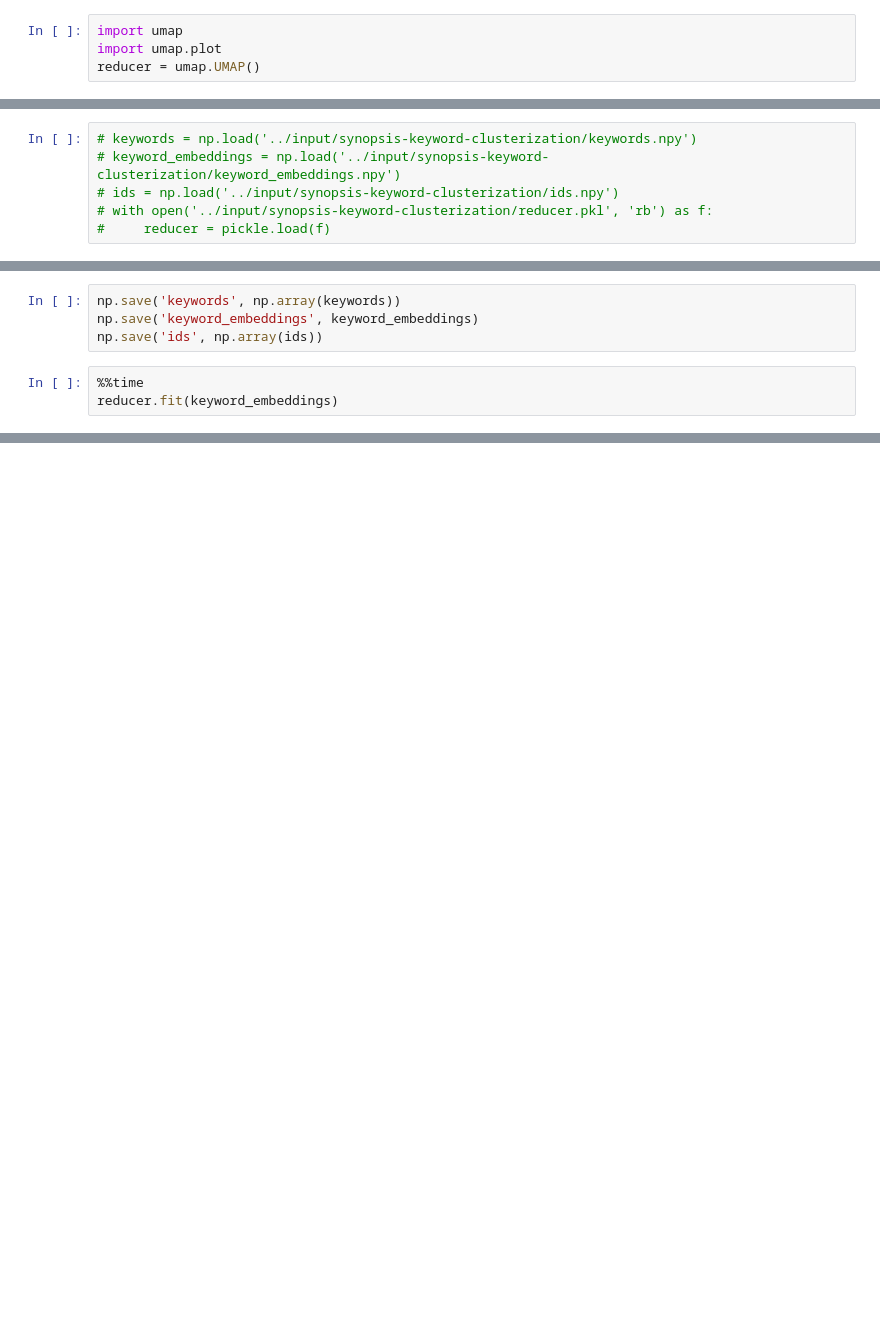
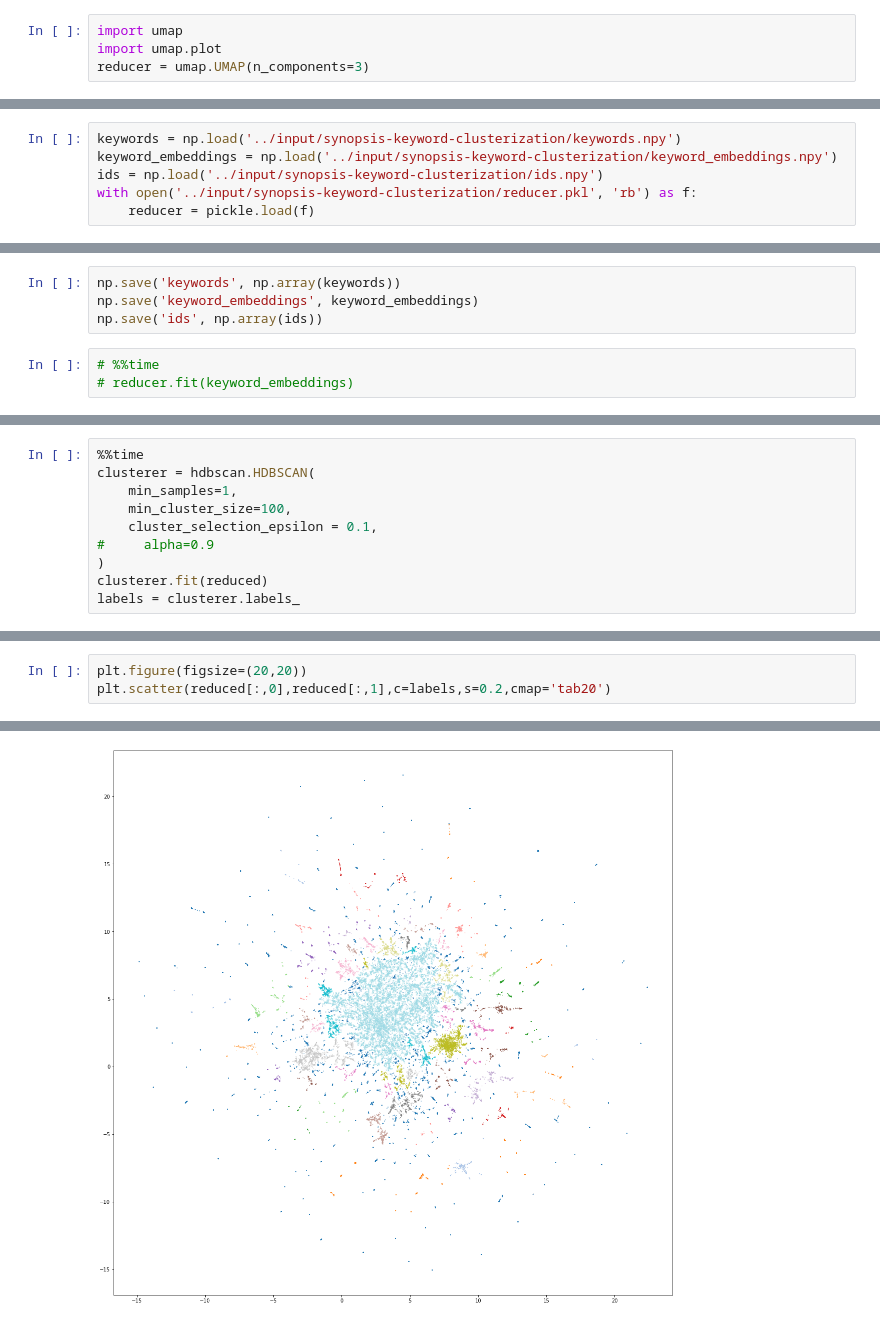
Before and after one commit to Victor-A-Orlov/Synopsis-Keyword-Extraction, a Jupyter notebook: synopsis-keyword-clusterization.ipynb, the cells around one changed output, grey strips where cells are left out. Saved outputs shown, nothing was run; the diff lists cells and outputs as text; blank space fills up the shorter version.

Commit message:
Kaggle Notebook | Synopsis keyword clusterization | Version 5

```diff
--- a/synopsis-keyword-clusterization.ipynb
+++ b/synopsis-keyword-clusterization.ipynb
@@ -149,7 +139,7 @@ keywords
 # %%
 import umap
 import umap.plot
-reducer = umap.UMAP()
+reducer = umap.UMAP(n_components=3)
 # %% [output]
 huggingface/tokenizers: The current process just got forked, after parallelism has already been used. Disabling parallelism to avoid deadlocks...
 To disable this warning, you can either:
@@ -173,7 +163,7 @@ keywords = np.
 # %%
-# keywords = np.load('../input/synopsis-keyword-clusterization/keywords.npy')
-# keyword_embeddings = np.load('../input/synopsis-keyword-clusterization/keyword_embeddings.npy')
-# ids = np.load('../input/synopsis-keyword-clusterization/ids.npy')
-# with open('../input/synopsis-keyword-clusterization/reducer.pkl', 'rb') as f:
-#     reducer = pickle.load(f)
+keywords = np.load('../input/synopsis-keyword-clusterization/keywords.npy')
+keyword_embeddings = np.load('../input/synopsis-keyword-clusterization/keyword_embeddings.npy')
+ids = np.load('../input/synopsis-keyword-clusterization/ids.npy')
+with open('../input/synopsis-keyword-clusterization/reducer.pkl', 'rb') as f:
+    reducer = pickle.load(f)
 # %%
@@ -201,5 +191,5 @@ np.save('keywords', np.array(keywords))
 np.save('keyword_embeddings', keyword_embeddings)
 np.save('ids', np.array(ids))
 # %%
-%%time
-reducer.fit(keyword_embeddings)
+# %%time
+# reducer.fit(keyword_embeddings)
@@ -231,0 +216,10 @@ results = pd.DataFrame()
+# %%
+%%time
+clusterer = hdbscan.HDBSCAN(
+    min_samples=1,
+    min_cluster_size=100,
+    cluster_selection_epsilon = 0.1,
+#     alpha=0.9
+)
+clusterer.fit(reduced)
+labels = clusterer.labels_
@@ -231,0 +244,4 @@ results = pd.DataFrame()
+# %%
+plt.figure(figsize=(20,20))
+plt.scatter(reduced[:,0],reduced[:,1],c=labels,s=0.2,cmap='tab20')
+# %% [output]
@@ -232 +249,2 @@ results = pd.DataFrame()
+[figure, added]
 # %%
```
Also changed, not shown: parts of 25 cells of this notebook.
